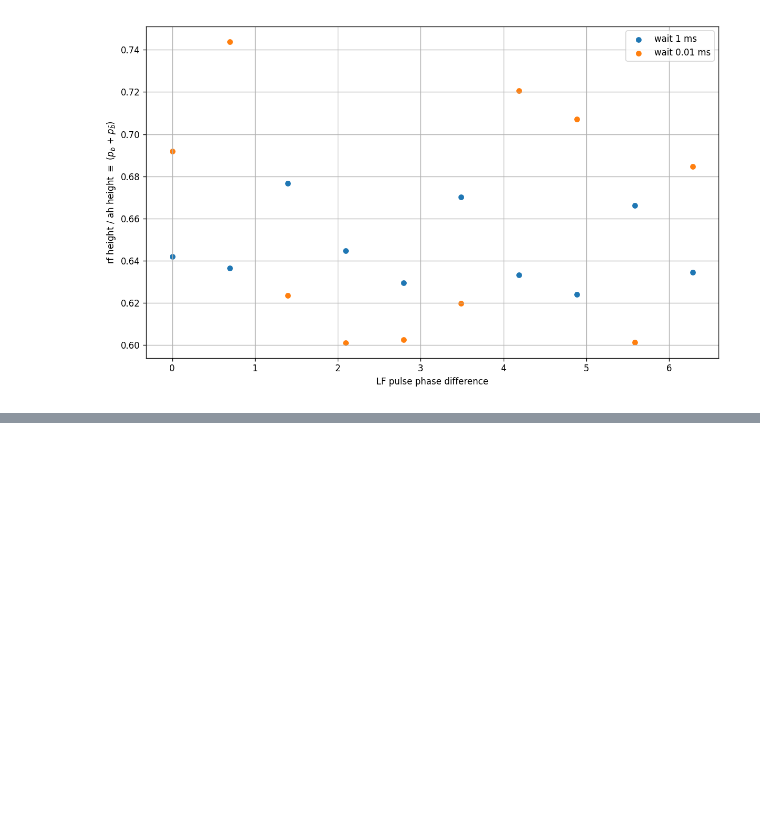
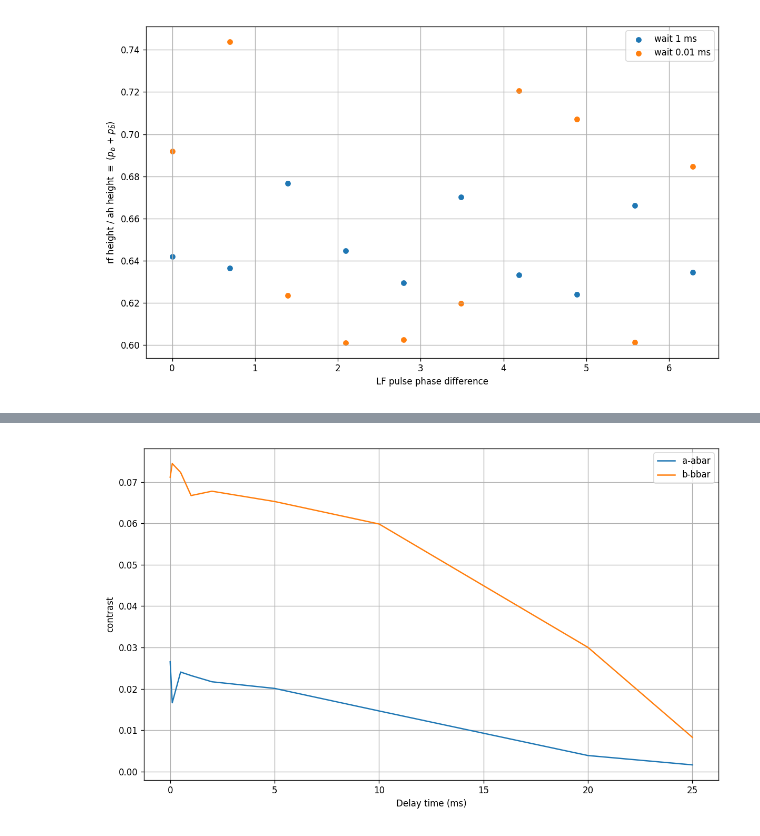
Before and after one commit to vuthalab/onix, a Jupyter notebook: analysis/lf_spectroscopy.ipynb, the cells around one changed output, grey strips where cells are left out. Drawn from its saved outputs; the diff is of its cells as text; code cells hidden in the pictures; blank space fills up the shorter version.

```diff
--- a/analysis/lf_spectroscopy.ipynb
+++ b/analysis/lf_spectroscopy.ipynb
@@ -477,0 +546,12 @@ Fitting error for data number #330057:
+# %%
+fig, ax = plt.subplots(figsize = (10, 6), dpi = 120)
+ax.plot(delays_a, contrasts_a, label="a-abar")
+ax.plot(delays_b, contrasts_b, label="b-bbar")
+ax.set_xlabel(f"Delay time (ms)")
+ax.set_ylabel("contrast")
+ax.legend()
+ax.grid()
+plt.tight_layout()
+plt.show()
+# %% [output]
+[figure, added]
```
Also changed, not shown: parts of 10 cells of this notebook, 4 other files.
